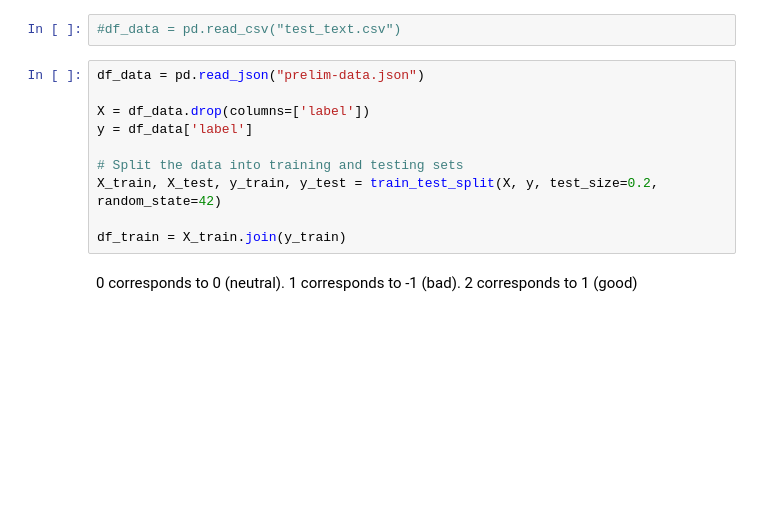
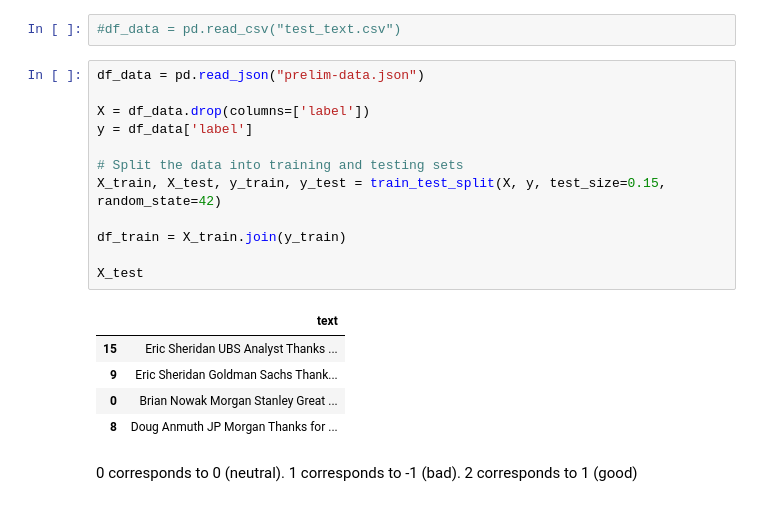
Before and after one commit to jjr2024/cs-457-project, a Jupyter notebook: bert.ipynb, the cells around one changed output. Cells and saved outputs as stored; diff of their text form; blank space fills up the shorter version.

```diff
--- a/bert.ipynb
+++ b/bert.ipynb
@@ -17,13 +17,21 @@ We load an example csv with "label" and "text" columns. Then it fine-tunes BERT
 # %%
 df_data = pd.read_json("prelim-data.json")
 
 X = df_data.drop(columns=['label'])
 y = df_data['label']
 
 # Split the data into training and testing sets
-X_train, X_test, y_train, y_test = train_test_split(X, y, test_size=0.2, random_state=42)
+X_train, X_test, y_train, y_test = train_test_split(X, y, test_size=0.15, random_state=42)
 
 df_train = X_train.join(y_train)
+
+X_test
+# %% [output]
+|  | text |
+| 15 | Eric Sheridan UBS Analyst Thanks ... |
+| 9 | Eric Sheridan Goldman Sachs Thank... |
+| 0 | Brian Nowak Morgan Stanley Great ... |
+| 8 | Doug Anmuth JP Morgan Thanks for ... |
 # %% [markdown]
 0 corresponds to 0 (neutral). 1 corresponds to -1 (bad). 2 corresponds to 1 (good)
 # %%
```
Also changed, not shown: parts of 5 cells of this notebook, 1 other file.
